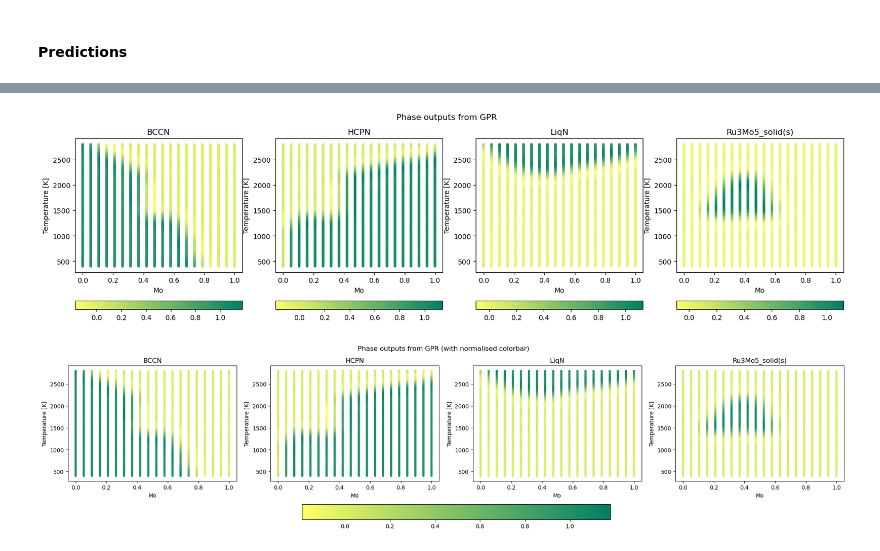
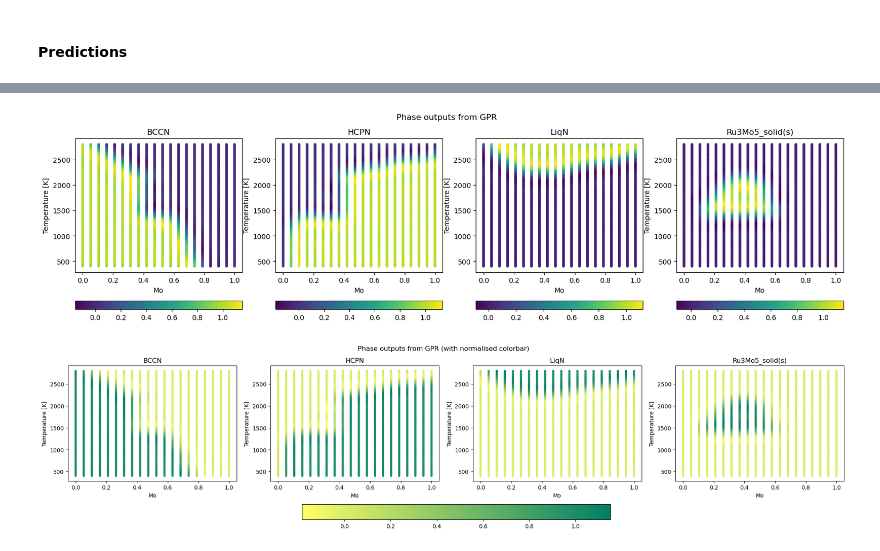
Before and after one commit to parikshitbajpai/wolverine, a Jupyter notebook: examples/GPyTorch/MoRu_Multitask.ipynb, the cells around one changed output, grey strips where cells are left out. Drawn from its saved outputs; the diff is of its cells as text; code cells hidden in the pictures.

Commit message:
update model

```diff
--- a/examples/GPyTorch/MoRu_Multitask.ipynb
+++ b/examples/GPyTorch/MoRu_Multitask.ipynb
@@ -251,3 +272,8 @@ NN accuracy (hard + soft error): 0.603
 ### Plots
 # %% [markdown]
 #### Predictions
+# %%
+with torch.no_grad(), gpytorch.settings.fast_pred_var():
+  predictions = likelihood(model(X_all))
+  means = predictions.mean
+  lower, upper = predictions.confidence_region()
@@ -254,23 +399,25 @@ NN accuracy (hard + soft error): 0.603
 # %%
 from itertools import compress
 
 active_phases = list(compress(phase_names, non_zero_columns))
 
 fig, axs = plt.subplots(nrows=1, ncols=len(active_phases), figsize=(20,5))
+
+
 
 for i in range(len(active_phases)):
   ax  = axs[i]
   ax.set_xlabel('Mo')
   ax.set_ylabel('Temperature [K]')
   ax.set_title(active_phases[i])
   scatter = ax.scatter(X_all_unscaled[:,1].numpy(),
                        X_all_unscaled[:,0].numpy(),
                        c=(means[:,i]).numpy(), marker='.',
-                       cmap='summer_r')
+                       cmap='viridis')
   fig.colorbar(scatter, orientation='horizontal', ax=ax)
   fig.suptitle('Phase outputs from GPR')
 # %% [output]
-[figure, old version]
+[figure, new version]
 # %%
 from matplotlib import colors
 
```
Also changed, not shown: parts of 18 cells of this notebook, 6 other files.
